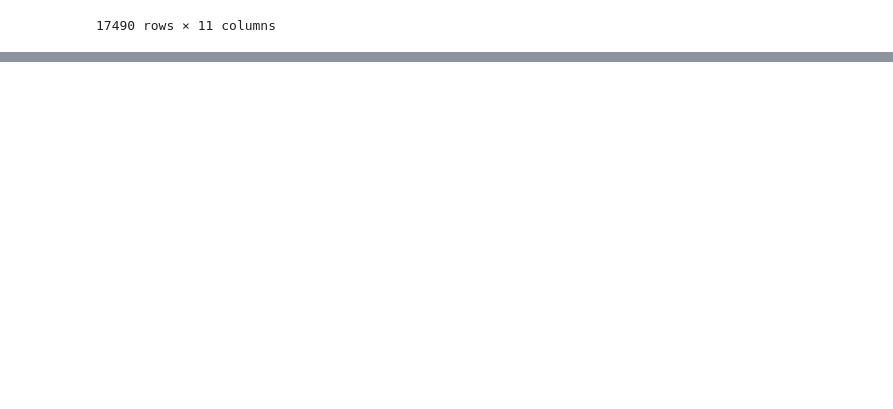
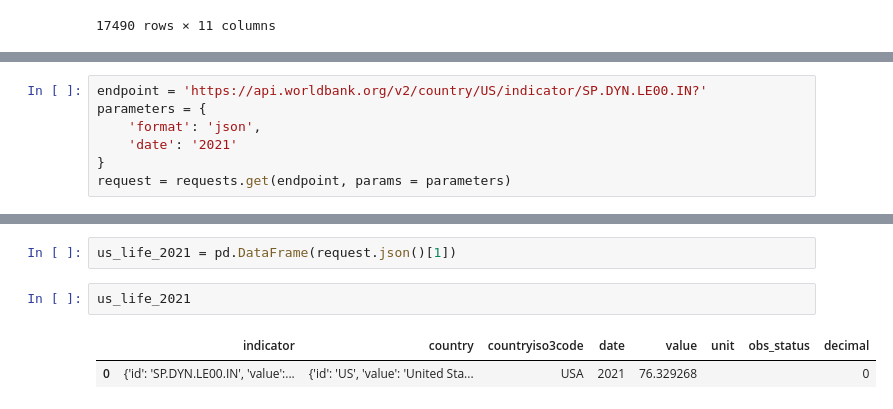
Before and after one commit to NSS-Data-Analytics-Cohort-17/un-api-TagGruen, a Jupyter notebook: Notebook/api_tag.ipynb, the cells around one changed output, grey strips where cells are left out. Saved outputs shown, nothing was run; the diff lists cells and outputs as text; blank space fills up the shorter version.

```diff
--- a/Notebook/api_tag.ipynb
+++ b/Notebook/api_tag.ipynb
@@ -402,0 +452,7 @@ big
+# %%
+endpoint = 'https://api.worldbank.org/v2/country/US/indicator/SP.DYN.LE00.IN?'
+parameters = {
+    'format': 'json',
+    'date': '2021'
+}
+request = requests.get(endpoint, params = parameters)
@@ -402,0 +481,7 @@ big
+# %%
+us_life_2021 = pd.DataFrame(request.json()[1])
+# %%
+us_life_2021
+# %% [output]
+|  | indicator | country | countryiso3code | date | value | unit | obs_status | decimal |
+| 0 | {'id': 'SP.DYN.LE00.IN', 'value':... | {'id': 'US', 'value': 'United Sta... | USA | 2021 | 76.329268 |  |  | 0 |
```
Also changed, not shown: parts of 21 cells of this notebook, 1 other file.
